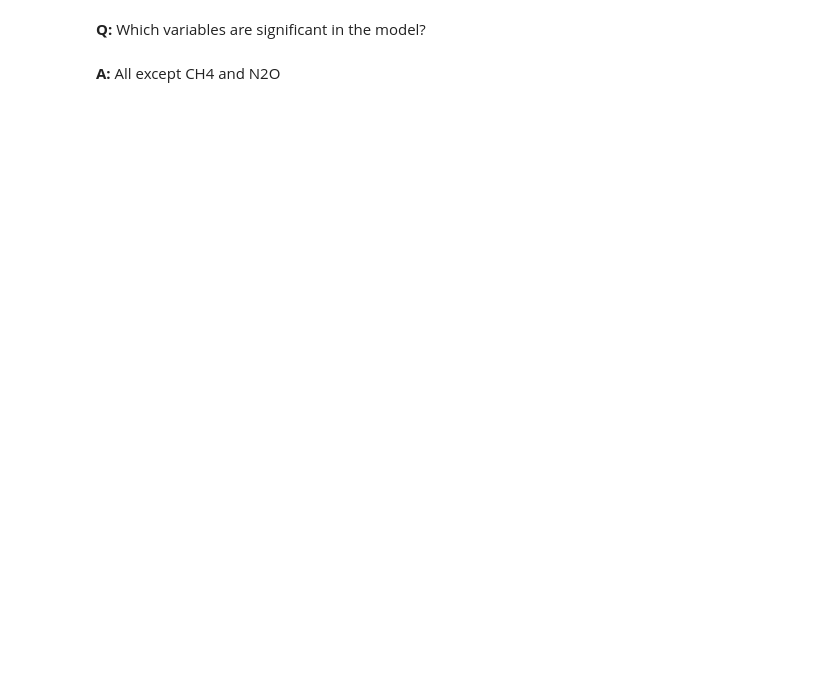
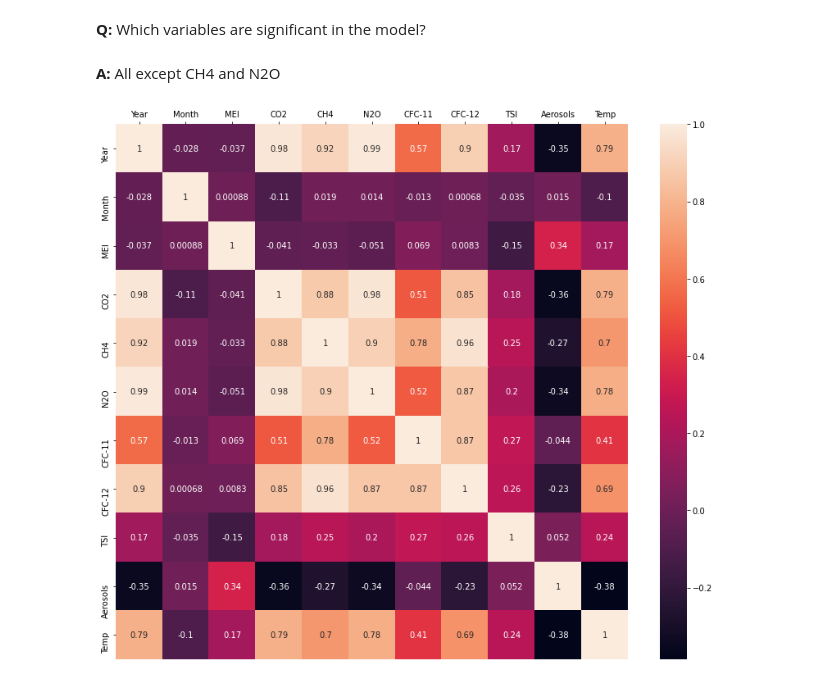
Before and after one commit to pybokeh/analytics-edge, a Jupyter notebook: Unit2/4_Linear_Regression_With_Climate_Change_Data.ipynb, the cells around one changed output. Cells and saved outputs as stored; diff of their text form; code cells hidden in the pictures; blank space fills up the shorter version.

Commit message:
Added correlation matrix heatmap

```diff
--- a/Unit2/4_Linear_Regression_With_Climate_Change_Data.ipynb
+++ b/Unit2/4_Linear_Regression_With_Climate_Change_Data.ipynb
@@ -72,3 +76,11 @@ strong multicollinearity or other numerical problems.
 **Q:** Which variables are significant in the model?
 # %% [markdown]
 **A:** All except CH4 and N2O
+# %%
+corr = df_train.corr()
+# %%
+fig, ax = plt.subplots(figsize=(14,12))
+ax.xaxis.set_ticks_position('top')
+sns.heatmap(data=corr, annot=True);
+# %% [output]
+[figure, added]
```
Also changed, not shown: parts of 2 cells of this notebook.
